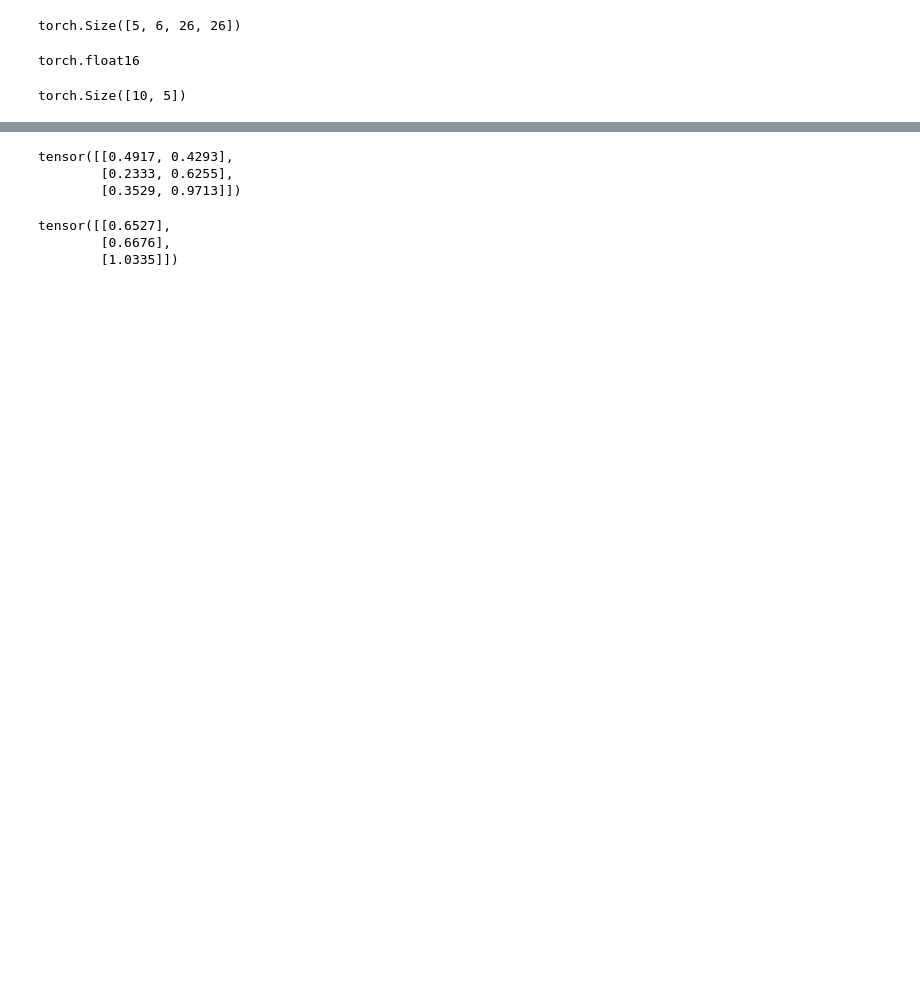
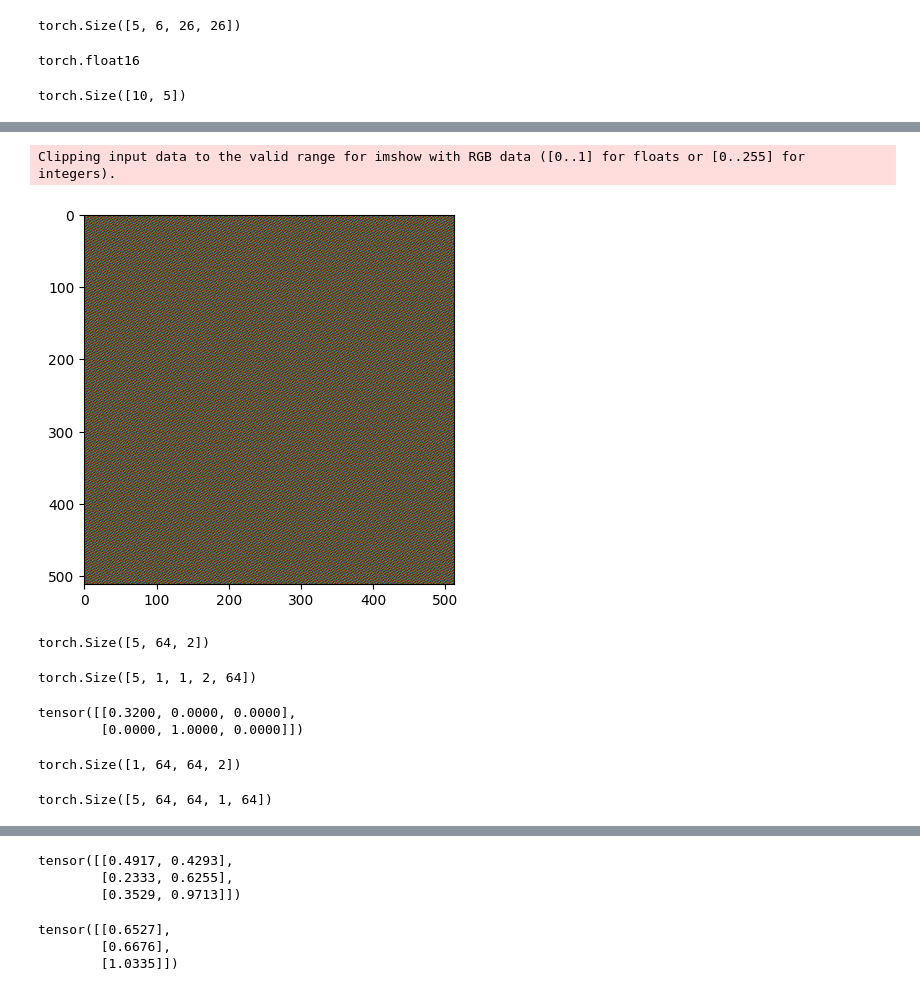
Before and after one commit to Mafaz03/StyleGAN-T, a Jupyter notebook: notebooks/Networks/Generator.ipynb, the cells around one changed output, grey strips where cells are left out. Drawn from its saved outputs; the diff is of its cells as text; code cells hidden in the pictures; blank space fills up the shorter version.

Commit message:
SynthesisInput completed 🤟🏾

```diff
--- a/notebooks/Networks/Generator.ipynb
+++ b/notebooks/Networks/Generator.ipynb
@@ -125,0 +216,34 @@ class SynthesisInput(nn.Module):
+# %%
+out = si(torch.rand(5, 512))
+plt.imshow(out[0].permute(1,2,0).cpu().detach().numpy())
+plt.show()
+# %% [output]
+Clipping input data to the valid range for imshow with RGB data ([0..1] for floats or [0..255] for integers).
+[figure, added]
+# %%
+freqs = torch.rand(5, 64, 2)
+freqs = freqs @ torch.rand(5, 2, 2)
+freqs.shape
+# %% [output]
+torch.Size([5, 64, 2])
+# %%
+freqs.permute(0, 2, 1).unsqueeze(1).unsqueeze(2).shape
+# %% [output]
+torch.Size([5, 1, 1, 2, 64])
+# %%
+theta = torch.eye(2, 3)
+theta[0, 0] = 0.5 * 64 / 100
+theta
+# %% [output]
+tensor([[0.3200, 0.0000, 0.0000],
+        [0.0000, 1.0000, 0.0000]])
+# %%
+grids = torch.nn.functional.affine_grid(theta.unsqueeze(0), [1, 1, 64, 64], align_corners=False)
+grids.shape
+# %% [output]
+torch.Size([1, 64, 64, 2])
+# %%
+x = grids.unsqueeze(3) @ freqs.permute(0, 2, 1).unsqueeze(1).unsqueeze(2)
+x.shape
+# %% [output]
+torch.Size([5, 64, 64, 1, 64])
```
Also changed, not shown: parts of 13 cells of this notebook, 1 other file.
